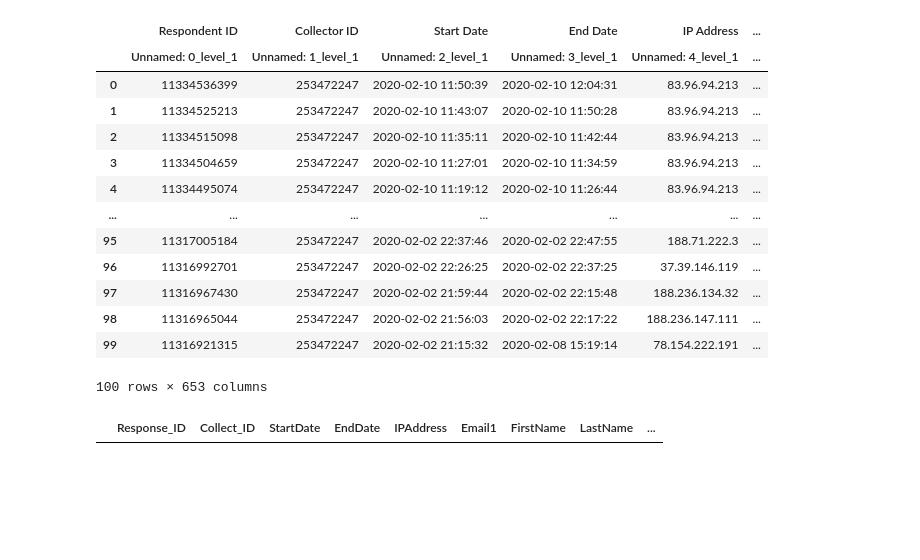
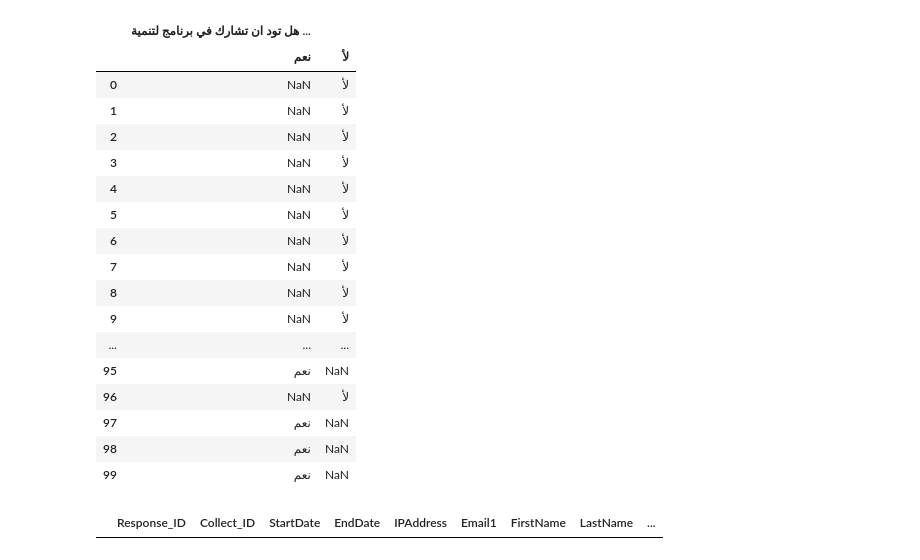
Before and after one commit to taimoor722/UPWORK_JOBS, a Jupyter notebook: DatatobeclearnArabicjob.ipynb, the cells around one changed output. Drawn from its saved outputs; the diff is of its cells as text; code cells hidden in the pictures; blank space fills up the shorter version.

```diff
--- a/DatatobeclearnArabicjob.ipynb
+++ b/DatatobeclearnArabicjob.ipynb
@@ -6,20 +22,25 @@ raw=pd.read_excel("./Data to be cleaned from Survey Monkey.xlsx",header=[0,1]);
-# %%
-raw
-# %% [output]
-|  | Respondent ID | Collector ID | Start Date | End Date | IP Address | ... |
-|  | Unnamed: 0_level_1 | Unnamed: 1_level_1 | Unnamed: 2_level_1 | Unnamed: 3_level_1 | Unnamed: 4_level_1 | ... |
-| 0 | 11334536399 | 253472247 | 2020-02-10 11:50:39 | 2020-02-10 12:04:31 | 83.96.94.213 | ... |
-| 1 | 11334525213 | 253472247 | 2020-02-10 11:43:07 | 2020-02-10 11:50:28 | 83.96.94.213 | ... |
-| 2 | 11334515098 | 253472247 | 2020-02-10 11:35:11 | 2020-02-10 11:42:44 | 83.96.94.213 | ... |
-| 3 | 11334504659 | 253472247 | 2020-02-10 11:27:01 | 2020-02-10 11:34:59 | 83.96.94.213 | ... |
-| 4 | 11334495074 | 253472247 | 2020-02-10 11:19:12 | 2020-02-10 11:26:44 | 83.96.94.213 | ... |
-| ... | ... | ... | ... | ... | ... | ... |
-| 95 | 11317005184 | 253472247 | 2020-02-02 22:37:46 | 2020-02-02 22:47:55 | 188.71.222.3 | ... |
-| 96 | 11316992701 | 253472247 | 2020-02-02 22:26:25 | 2020-02-02 22:37:25 | 37.39.146.119 | ... |
-| 97 | 11316967430 | 253472247 | 2020-02-02 21:59:44 | 2020-02-02 22:15:48 | 188.236.134.32 | ... |
-| 98 | 11316965044 | 253472247 | 2020-02-02 21:56:03 | 2020-02-02 22:17:22 | 188.236.147.111 | ... |
-| 99 | 11316921315 | 253472247 | 2020-02-02 21:15:32 | 2020-02-08 15:19:14 | 78.154.222.191 | ... |
-100 rows × 653 columns
+# %%
+pd.set_option('display.max_rows', 660)
+raw.iloc[:,9:11]
+# %% [output]
+|  | هل تود ان تشارك في برنامج لتنمية ... |  |
+|  | نعم | لأ |
+| 0 | NaN | لأ |
+| 1 | NaN | لأ |
+| 2 | NaN | لأ |
+| 3 | NaN | لأ |
+| 4 | NaN | لأ |
+| 5 | NaN | لأ |
+| 6 | NaN | لأ |
+| 7 | NaN | لأ |
+| 8 | NaN | لأ |
+| 9 | NaN | لأ |
+| ... | ... | ... |
+| 95 | نعم | NaN |
+| 96 | NaN | لأ |
+| 97 | نعم | NaN |
+| 98 | نعم | NaN |
+| 99 | نعم | NaN |
 # %%
 target=pd.read_excel("./Data to be cleaned from Survey Monkey.xlsx",sheet_name='Target Header');
 target
```
Also changed, not shown: parts of 2 cells of this notebook.
